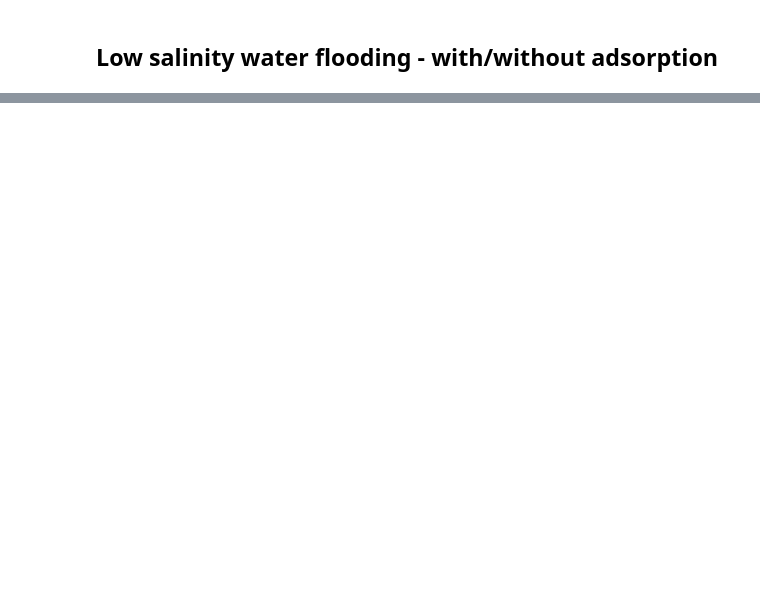
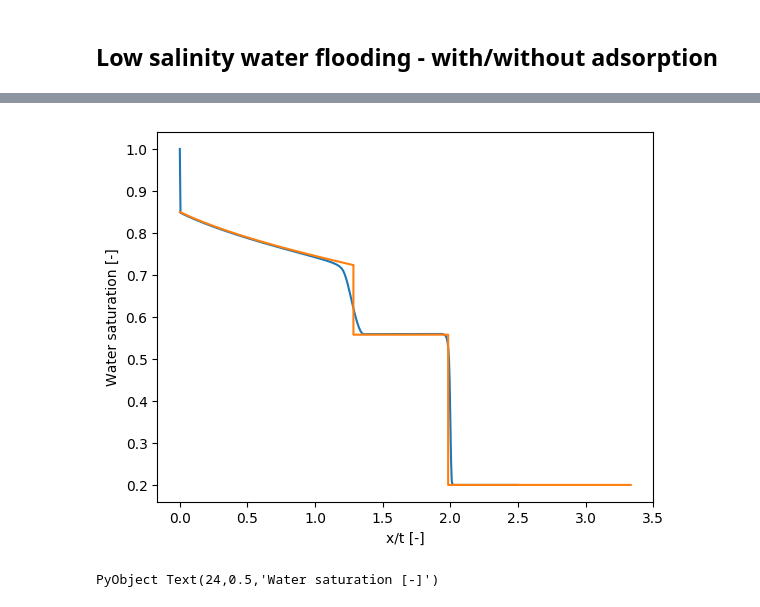
Before and after one commit to simulkade/peteng, a Jupyter notebook: analytical/fractional_flow_smart_water.ipynb, the cells around one changed output, grey strips where cells are left out. Cells and saved outputs as stored; diff of their text form; code cells hidden in the pictures; blank space fills up the shorter version.

Commit message:
more tests and visualization, comparison with numerical solutions

```diff
--- a/analytical/fractional_flow_smart_water.ipynb
+++ b/analytical/fractional_flow_smart_water.ipynb
@@ -87,2 +87,14 @@ PyObject <matplotlib.legend.Legend object at 0x...>
 # %% [markdown]
 ## Low salinity water flooding - with/without adsorption
+# %%
+fluids_hs = FF.oil_water_fluids(mu_water=1e-3, mu_oil=2e-3)
+fluids_ls = FF.oil_water_fluids(mu_water=1e-3, mu_oil=2e-3)
+rel_perms_hs = FF.oil_water_rel_perms(krw0=0.4, kro0=0.9,
+        swc=0.15, sor=0.2, nw=2.0, no = 2.0)
+rel_perms_ls = FF.oil_water_rel_perms(krw0=0.3, kro0=0.95,
+        swc=0.15, sor=0.15, nw=2.0, no = 2.0)
+core_flood = FF.core_flooding(u_inj=1.15e-5, pv_inject=5.0, p_back=1e5, sw_init=0.2, sw_inj=1.0, rel_perms=rel_perms_hs)
+core_props = FF.core_properties()
+ls_res = FF.low_sal_water_flood(core_props, fluids_ls, fluids_hs, rel_perms_hs,
+        rel_perms_ls, core_flood)
+FF.visualize(ls_res)
@@ -88,0 +113,5 @@ PyObject <matplotlib.legend.Legend object at 0x...>
+# %%
+t_sec, pv_num, rec_fact, xt_num, sw_num, c_old, c_out_sal =
+    FF.forced_imb_implicit_upwind(core_props, fluids_ls, fluids_hs, rel_perms_hs,
+        rel_perms_ls, core_flood)
+# plot(ls_res)
@@ -88,0 +131,9 @@ PyObject <matplotlib.legend.Legend object at 0x...>
+# %%
+figure(2)
+plot(xt_num/(core_props.length)/0.4, sw_num)
+plot(ls_res.saturation_profile_xt[:,1], ls_res.saturation_profile_xt[:,2])
+xlabel("x/t [-]")
+ylabel("Water saturation [-]")
+# %% [output]
+[figure, added]
+PyObject Text(24,0.5,'Water saturation [-]')
```
Also changed, not shown: parts of 10 cells of this notebook, 2 other files.
